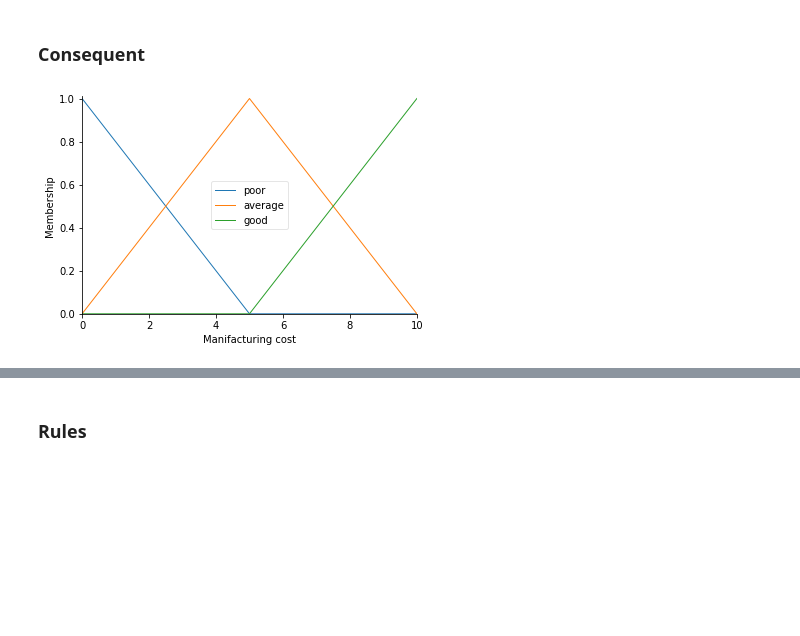
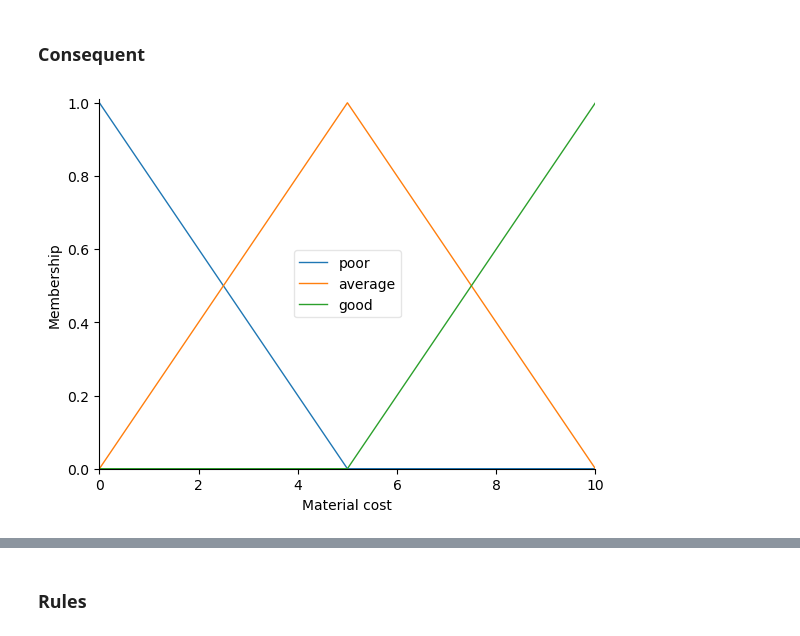
Before and after one commit to Leo-Thomas/A-Knowledge-based-System-for-Assessing-Sustainability-in-the-Fashio, a Jupyter notebook: Expert.ipynb, the cells around one changed output, grey strips where cells are left out. Saved outputs shown, nothing was run; the diff lists cells and outputs as text; code cells hidden in the pictures; blank space fills up the shorter version.

```diff
--- a/Expert.ipynb
+++ b/Expert.ipynb
@@ -26,14 +18,18 @@ from skfuzzy import control as ctrl
 # %% [markdown]
 ### Antecedent
 # %%
-manifacturing_cost=ctrl.Antecedent(np.arange(0,11,1), 'Manifacturing cost')
-quality=ctrl.Antecedent(np.arange(0,11,1), 'Quality')
-
-responsiveness=ctrl.Antecedent(np.arange(0,11,1), 'Responsiveness')
-flexibility=ctrl.Antecedent(np.arange(0,11,1), 'Flexibility')
-
-fis1_eco_out = ctrl.Antecedent(np.arange(0,11,1), 'Fis1 eco out')
+#FIS1
+material_cost=ctrl.Antecedent(np.arange(0,11,1), 'Material cost')
+labour_cost=ctrl.Antecedent(np.arange(0,11,1), 'Labour cost')
+#FIS2
+lead_time=ctrl.Antecedent(np.arange(0,11,1), 'Lead time')
+on_time_delivery=ctrl.Antecedent(np.arange(0,11,1), 'On-time delivery')
+#FIS4
+product_quality=ctrl.Antecedent(np.arange(0,11,1), 'Product quality')
+#FIS31fis1_eco_out = ctrl.Antecedent(np.arange(0,11,1), 'Fis1 eco out')
 fis2_eco_out = ctrl.Antecedent(np.arange(0,11,1), 'Fis2 eco out')
+#FIS4
+fis3_eco_out = ctrl.Antecedent(np.arange(0,11,1), 'Fis3 eco out')
 # %% [markdown]
 ### Membership functions
 # %%
@@ -68,7 +76,7 @@ fis3_eco['good'] = fuzz.trimf(fis3_eco.universe, [5,10,10])
 # %%
-manifacturing_cost.view()
+material_cost.view()
 # %% [output]
-[figure, old version]
+[figure, new version]
 # %%
 fis1_eco.view()
 # %% [output]
```
Also changed, not shown: parts of 42 cells of this notebook, 1 other file.
